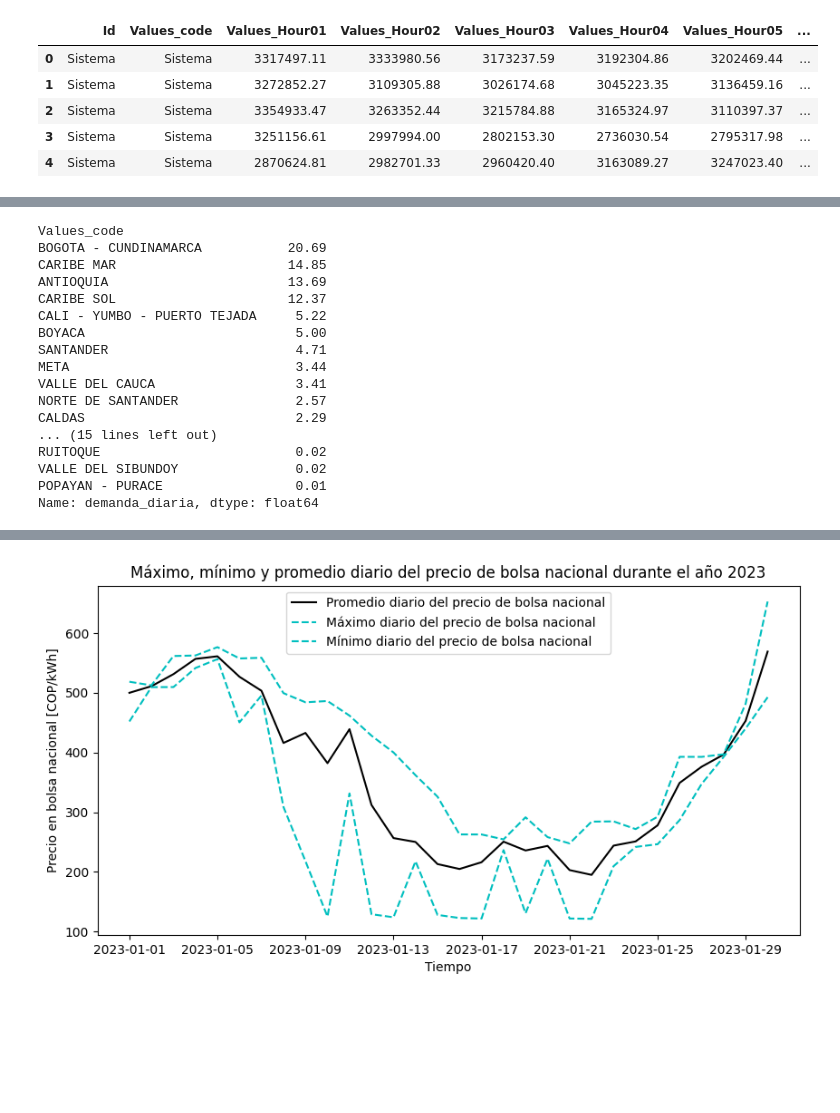
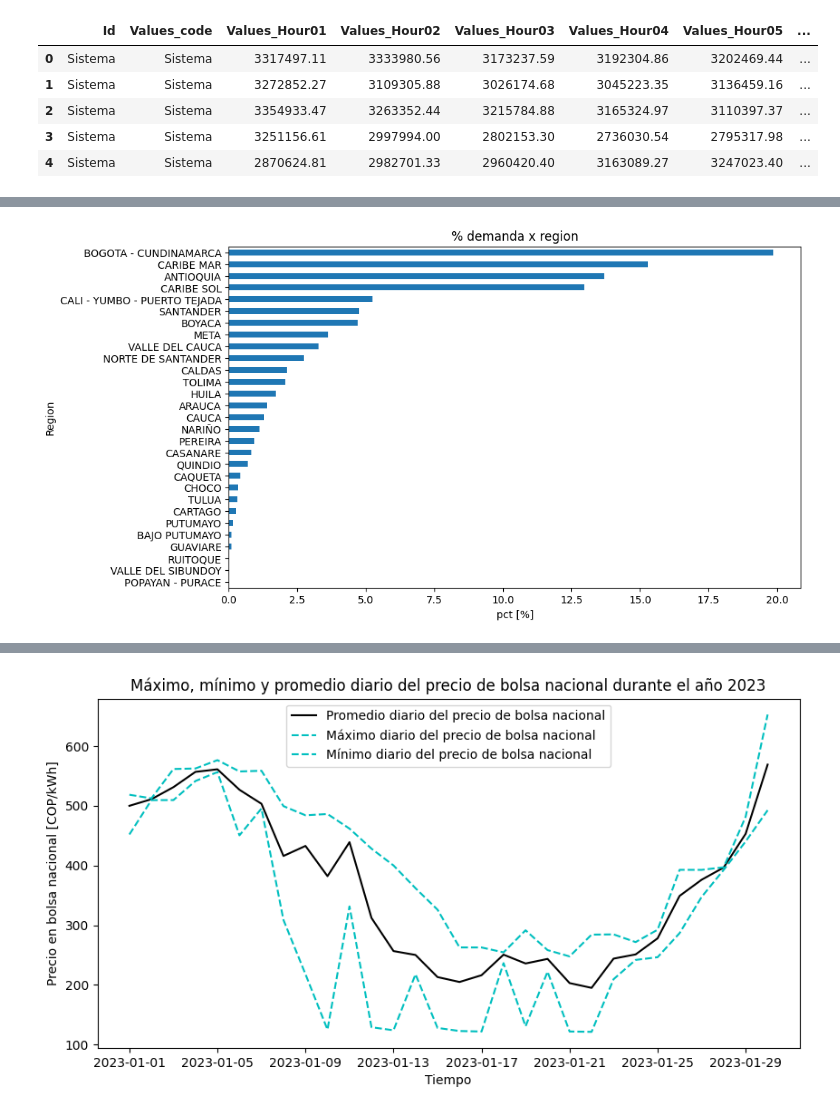
Before and after one commit to jebernatec/colombia-energy-market, a Jupyter notebook: energia_colombia.ipynb, the cells around one changed output, grey strips where cells are left out. Saved outputs shown, nothing was run; the diff lists cells and outputs as text; code cells hidden in the pictures; blank space fills up the shorter version.

```diff
--- a/energia_colombia.ipynb
+++ b/energia_colombia.ipynb
@@ -539,24 +525,15 @@ Name: demanda_diaria, dtype: float64
 # %%
-df_demanda_porcenaje = (df_demanda*100/df_demanda.sum()).round(2).sort_values(ascending=False)
-df_demanda_porcenaje
+# % de demanda por region
+df_demanda = df_demanda.groupby(by=['Values_code'])['demanda_diaria'].sum()
+df_demanda_porcenaje = (df_demanda*100/df_demanda.sum()).round(2).sort_values(ascending=True)
-# %% [output]
-Values_code
-BOGOTA - CUNDINAMARCA           20.69
-CARIBE MAR                      14.85
-ANTIOQUIA                       13.69
-CARIBE SOL                      12.37
-CALI - YUMBO - PUERTO TEJADA     5.22
-BOYACA                           5.00
-SANTANDER                        4.71
-META                             3.44
-VALLE DEL CAUCA                  3.41
-NORTE DE SANTANDER               2.57
-CALDAS                           2.29
-... (15 lines left out)
-RUITOQUE                         0.02
-VALLE DEL SIBUNDOY               0.02
-POPAYAN - PURACE                 0.01
-Name: demanda_diaria, dtype: float64
+# %%
+df_demanda_porcenaje.plot(kind = 'barh', figsize = (10, 6))
+plt.xlabel('pct [%]')
+plt.ylabel('Region')
+plt.title(r'% demanda x region')
+plt.show()
+# %% [output]
+[figure, added]
 # %%
 objectAPI.get_collections('PrecBolsNaci')
 # %% [output]
```
Also changed, not shown: parts of 4 cells of this notebook.
